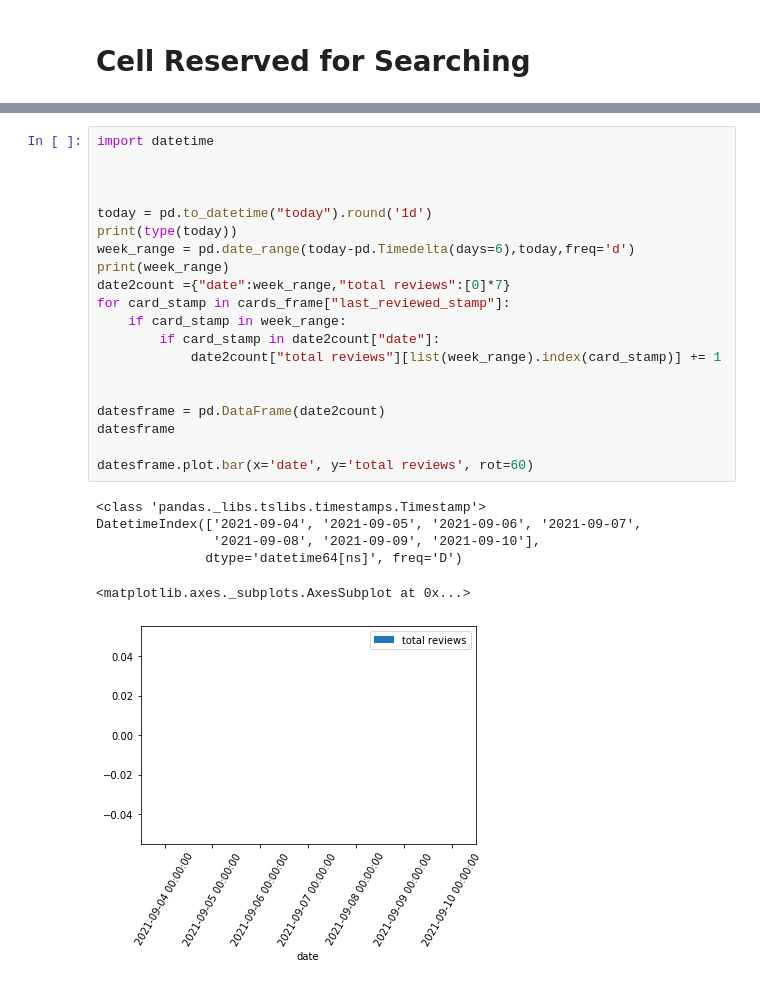
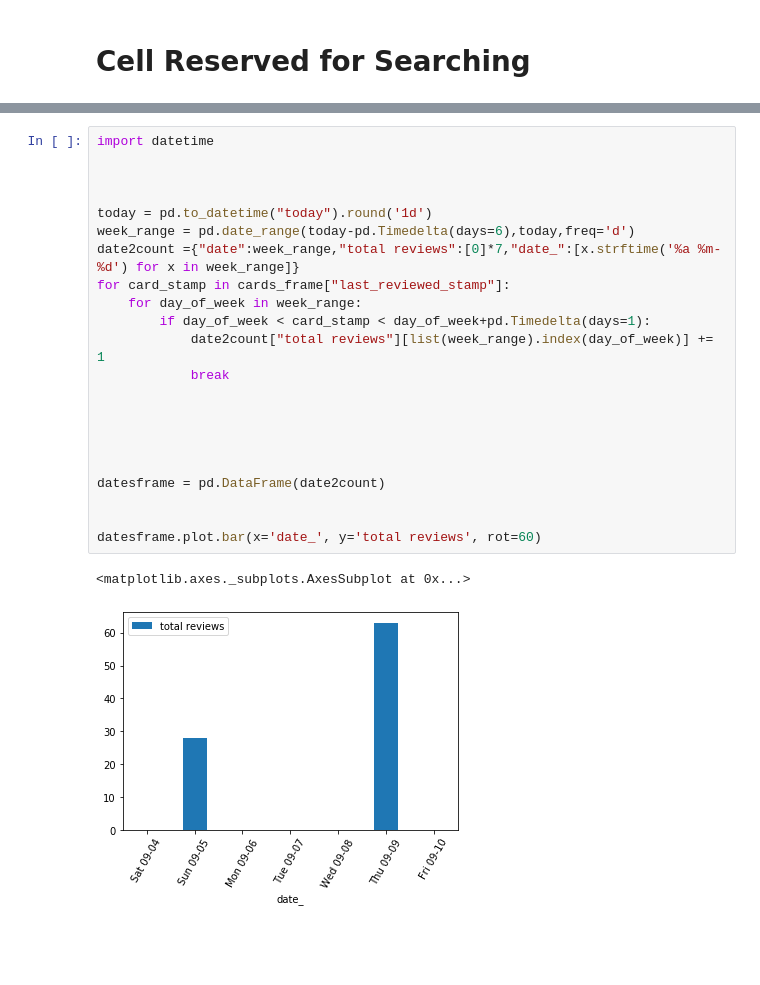
Before and after one commit to tina-may/tina-pleco, a Jupyter notebook: updated_0.ipynb, the cells around one changed output, grey strips where cells are left out. Cells and saved outputs as stored; diff of their text form; blank space fills up the shorter version.

Commit message:
fix chart

```diff
--- a/updated_0.ipynb
+++ b/updated_0.ipynb
@@ -121,27 +121,25 @@ cards_frame[cards_frame.traditional.str.contains('朝')]
 # %%
 import datetime
 
 
 
 today = pd.to_datetime("today").round('1d')
-print(type(today))
 week_range = pd.date_range(today-pd.Timedelta(days=6),today,freq='d')
-print(week_range)
-date2count ={"date":week_range,"total reviews":[0]*7}
+date2count ={"date":week_range,"total reviews":[0]*7,"date_":[x.strftime('%a %m-%d') for x in week_range]}
 for card_stamp in cards_frame["last_reviewed_stamp"]:
-    if card_stamp in week_range:
-        if card_stamp in date2count["date"]:
-            date2count["total reviews"][list(week_range).index(card_stamp)] += 1
+    for day_of_week in week_range:
+        if day_of_week < card_stamp < day_of_week+pd.Timedelta(days=1):
+            date2count["total reviews"][list(week_range).index(day_of_week)] += 1
+            break
+
+
+
 
 
 datesframe = pd.DataFrame(date2count)
-datesframe
 
-datesframe.plot.bar(x='date', y='total reviews', rot=60)
+
+datesframe.plot.bar(x='date_', y='total reviews', rot=60)
 # %% [output]
-<class 'pandas._libs.tslibs.timestamps.Timestamp'>
-DatetimeIndex(['2021-09-04', '2021-09-05', '2021-09-06', '2021-09-07',
-               '2021-09-08', '2021-09-09', '2021-09-10'],
-              dtype='datetime64[ns]', freq='D')
+<matplotlib.axes._subplots.AxesSubplot at 0x...>
-<matplotlib.axes._subplots.AxesSubplot at 0x...>
-[figure, old version]
+[figure, new version]
```
